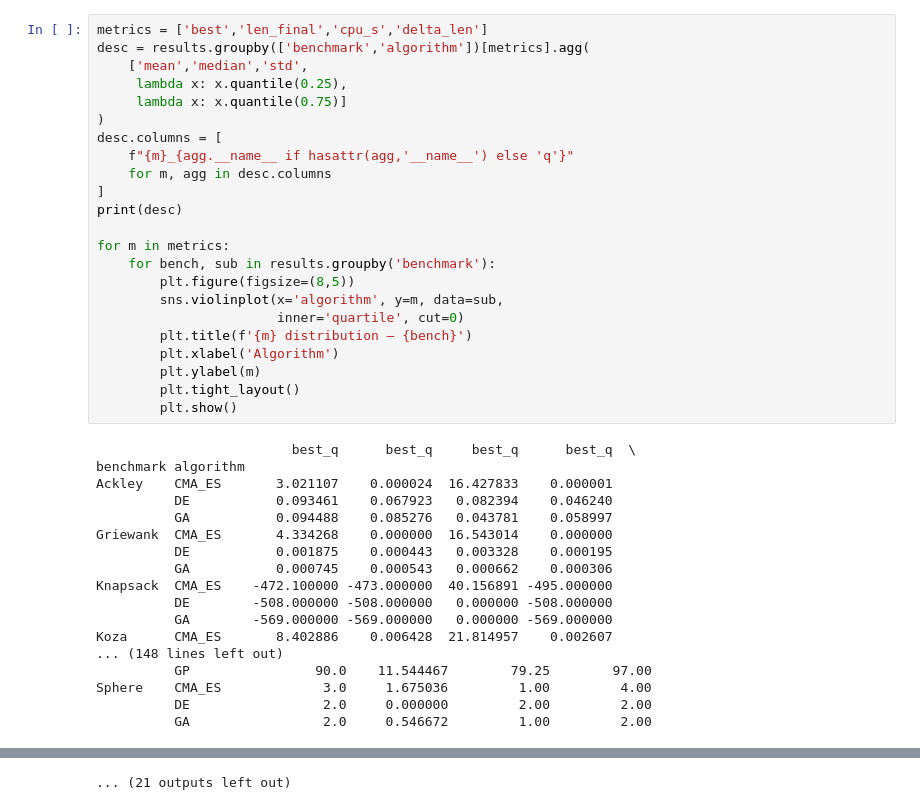
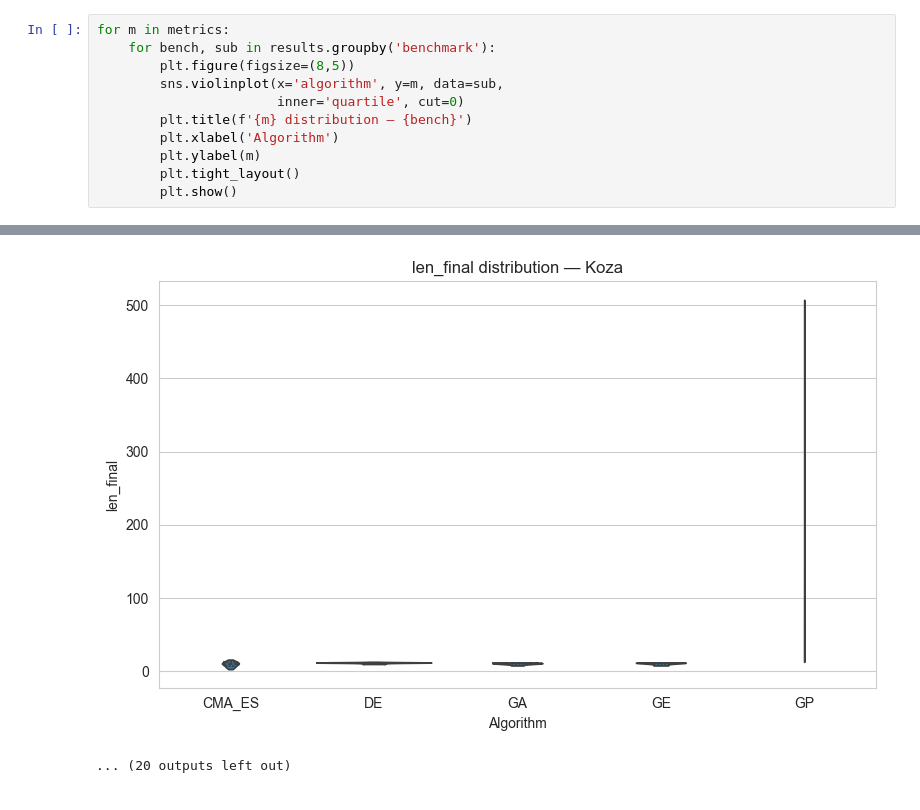
Before and after one commit to jvarhanik/thesis, a Jupyter notebook: Analysis.ipynb, the cells around one changed output, grey strips where cells are left out. Drawn from its saved outputs; the diff is of its cells as text.

```diff
--- a/Analysis.ipynb
+++ b/Analysis.ipynb
@@ -88,54 +186,26 @@ dtype: int64
 # %%
-metrics = ['best','len_final','cpu_s','delta_len']
-desc = results.groupby(['benchmark','algorithm'])[metrics].agg(
-    ['mean','median','std',
-     lambda x: x.quantile(0.25),
-     lambda x: x.quantile(0.75)]
-)
-desc.columns = [
-    f"{m}_{agg.__name__ if hasattr(agg,'__name__') else 'q'}"
-    for m, agg in desc.columns
-]
-print(desc)
-
 for m in metrics:
     for bench, sub in results.groupby('benchmark'):
         plt.figure(figsize=(8,5))
         sns.violinplot(x='algorithm', y=m, data=sub,
                        inner='quartile', cut=0)
         plt.title(f'{m} distribution — {bench}')
         plt.xlabel('Algorithm')
         plt.ylabel(m)
         plt.tight_layout()
         plt.show()
 # %% [output]
-                         best_q      best_q     best_q      best_q  \
-benchmark algorithm
-Ackley    CMA_ES       3.021107    0.000024  16.427833    0.000001
-          DE           0.093461    0.067923   0.082394    0.046240
-          GA           0.094488    0.085276   0.043781    0.058997
-Griewank  CMA_ES       4.334268    0.000000  16.543014    0.000000
-          DE           0.001875    0.000443   0.003328    0.000195
-          GA           0.000745    0.000543   0.000662    0.000306
-Knapsack  CMA_ES    -472.100000 -473.000000  40.156891 -495.000000
-          DE        -508.000000 -508.000000   0.000000 -508.000000
-          GA        -569.000000 -569.000000   0.000000 -569.000000
-Koza      CMA_ES       8.402886    0.006428  21.814957    0.002607
-... (148 lines left out)
-          GP                90.0    11.544467        79.25        97.00
-Sphere    CMA_ES             3.0     1.675036         1.00         4.00
-          DE                 2.0     0.000000         2.00         2.00
-          GA                 2.0     0.546672         1.00         2.00
 [figure]
 [figure]
 [figure]
 [figure]
 [figure]
 [figure]
 [figure]
 [figure]
 [figure]
 [figure]
 [figure]
-... (21 outputs left out)
+[figure, added]
+... (20 outputs left out)
 # %%
```
Also changed, not shown: parts of 5 cells of this notebook.
